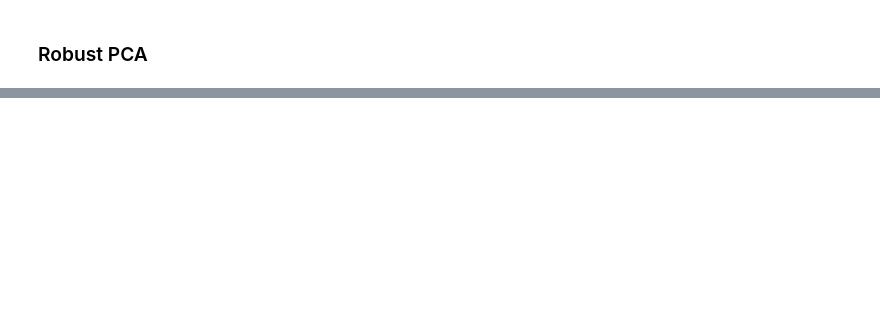
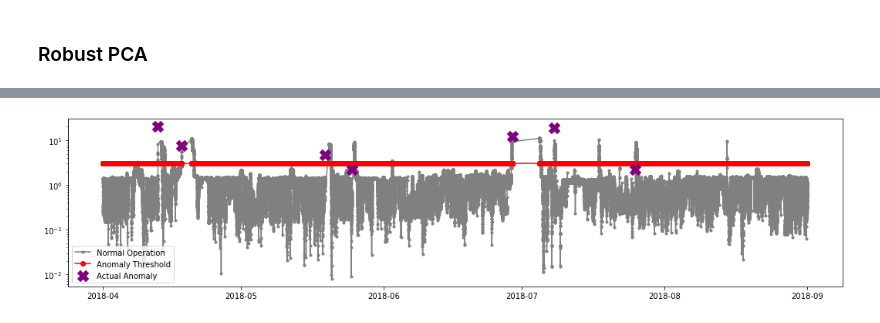
Before and after one commit to 3minuterecord/predictiveMaintenancePortfolio, a Jupyter notebook: Pump Sensor Data.ipynb, the cells around one changed output, grey strips where cells are left out. Saved outputs shown, nothing was run; the diff lists cells and outputs as text; code cells hidden in the pictures; blank space fills up the shorter version.

```diff
--- a/Pump Sensor Data.ipynb
+++ b/Pump Sensor Data.ipynb
@@ -433,9 +490,11 @@ print("Corresponding to " + str(round(100*(n_outliers / anomaly.shape[0]), 2)) +
 # %%
 # Visualize Mahalonobis distance with actual anomalies vs threshold
 fig, ax = plt.subplots(figsize = (18, 4))
-ax.plot(anomaly_train['timestamp'], anomaly_train['Mob dist'], color = 'grey', marker = 'o', zorder = 1, label = 'Normal')
-ax.plot(anomaly_train['timestamp'], anomaly_train['Thresh'], color = 'red', marker = 'o', zorder = 2, label = 'Threshold')
+ax.plot(anomaly_train['timestamp'], anomaly_train['Mob dist'], color = 'grey', marker = '.', zorder = 1, label = 'Normal Operation')
+ax.plot(anomaly_train['timestamp'], anomaly_train['Thresh'], color = 'red', marker = 'o', zorder = 2, label = 'Anomaly Threshold')
 ax.scatter(anomaly['timestamp'], anomaly['Mob dist'], color = 'purple', marker = 'X', zorder = 3, s = 200, label = 'Actual Anomaly')
 ax.set_yscale('log')
 ax.legend(loc = 'lower left')
 plt.show()
+# %% [output]
+[figure, added]
```
Also changed, not shown: parts of 19 cells of this notebook.
